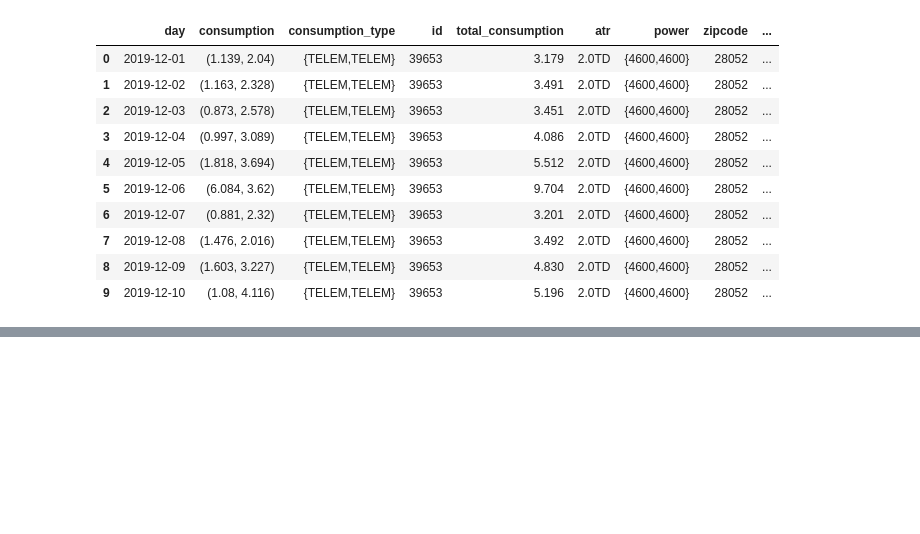
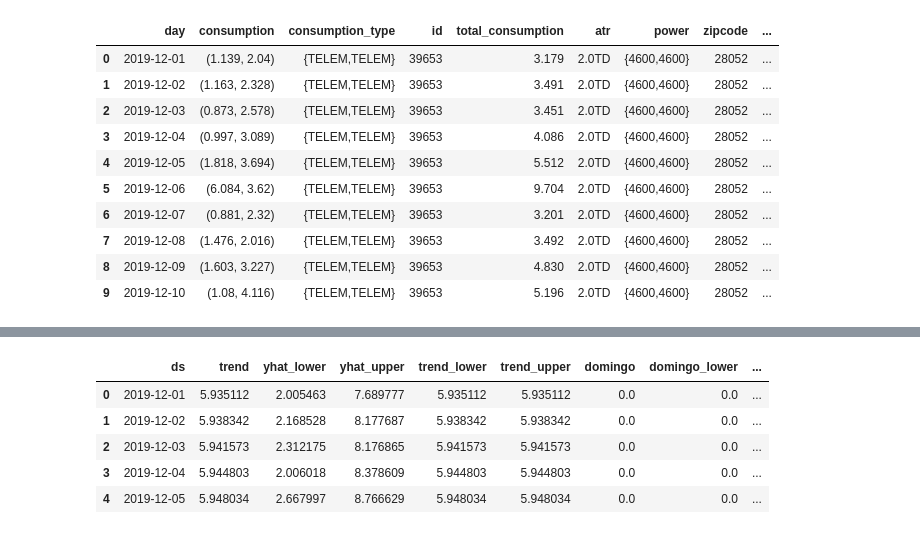
Before and after one commit to mariopastorlanchares/electricity-predictor, a Jupyter notebook: electric_consumption.ipynb, the cells around one changed output, grey strips where cells are left out. Cells and saved outputs as stored; diff of their text form; code cells hidden in the pictures; blank space fills up the shorter version.

```diff
--- a/electric_consumption.ipynb
+++ b/electric_consumption.ipynb
@@ -267,0 +271,6 @@ dfmergedtrain.head()
+# %%
+# Para el test vamos a hacer una predicción de un mes, eliminamos el último mes
+test_days = 31
+training_set = dataset.iloc[:-test_days, :]
+test_set = dataset.iloc[-test_days:, :]
+test_set.tail(1)
@@ -368,0 +350,11 @@ Index(['ds', 'trend', 'yhat_lower', 'yhat_upper', 'trend_lower', 'trend_upper',
+# %%
+# Forecast. Hacemos nuestra predicción
+forecast = m.predict(future)
+forecast.head()
+# %% [output]
+|  | ds | trend | yhat_lower | yhat_upper | trend_lower | trend_upper | domingo | domingo_lower | ... |
+| 0 | 2019-12-01 | 5.935112 | 2.005463 | 7.689777 | 5.935112 | 5.935112 | 0.0 | 0.0 | ... |
+| 1 | 2019-12-02 | 5.938342 | 2.168528 | 8.177687 | 5.938342 | 5.938342 | 0.0 | 0.0 | ... |
+| 2 | 2019-12-03 | 5.941573 | 2.312175 | 8.176865 | 5.941573 | 5.941573 | 0.0 | 0.0 | ... |
+| 3 | 2019-12-04 | 5.944803 | 2.006018 | 8.378609 | 5.944803 | 5.944803 | 0.0 | 0.0 | ... |
+| 4 | 2019-12-05 | 5.948034 | 2.667997 | 8.766629 | 5.948034 | 5.948034 | 0.0 | 0.0 | ... |
```
Also changed, not shown: parts of 22 cells of this notebook.
